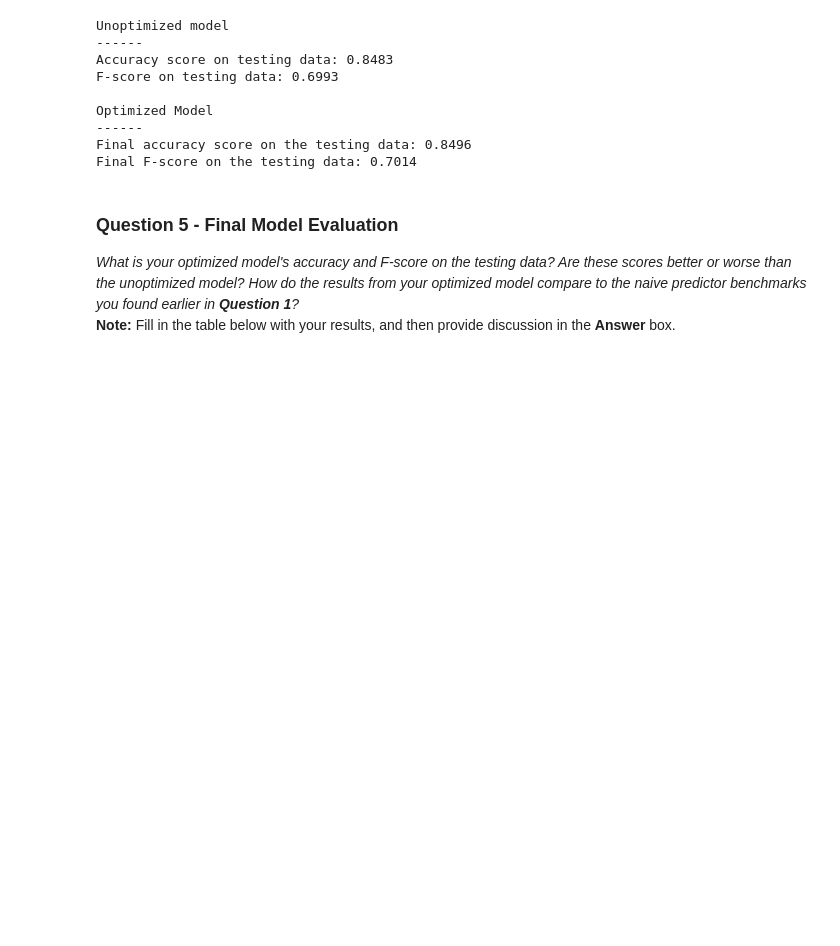
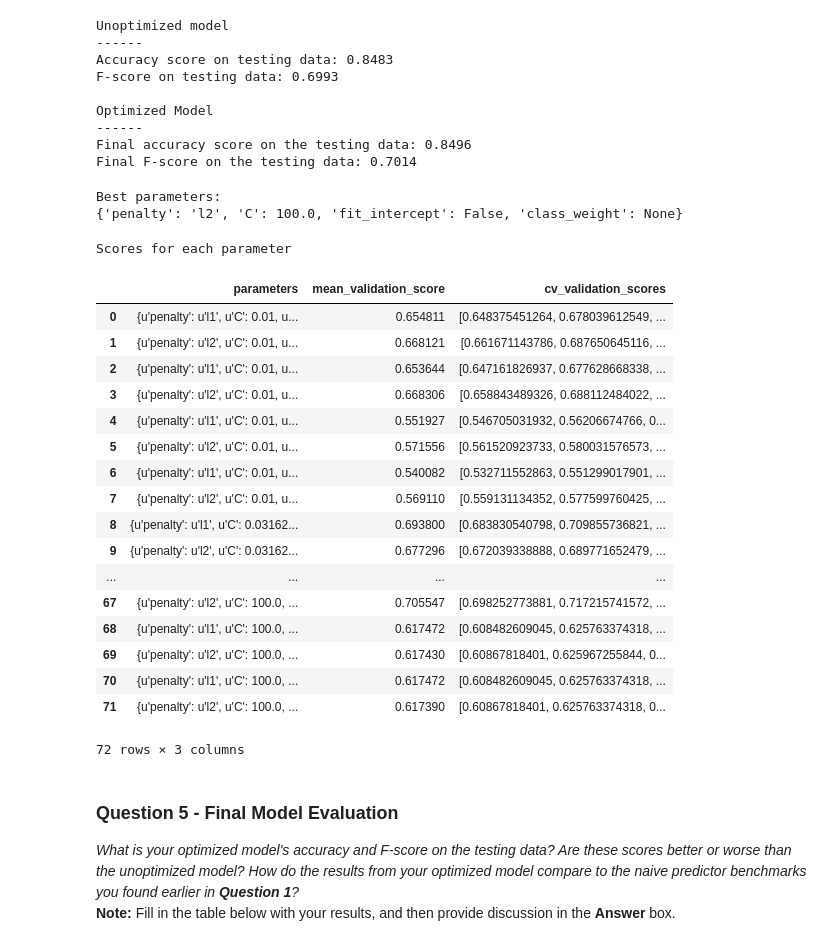
Before and after one commit to renatolfc/finding-donors, a Jupyter notebook: finding_donors.ipynb, the cells around one changed output. Saved outputs shown, nothing was run; the diff lists cells and outputs as text; code cells hidden in the pictures; blank space fills up the shorter version.

```diff
--- a/finding_donors.ipynb
+++ b/finding_donors.ipynb
@@ -475,6 +546,35 @@ Optimized Model
 ------
 Final accuracy score on the testing data: 0.8496
 Final F-score on the testing data: 0.7014
+# %%
+print 'Best parameters:'
+print grid_fit.best_params_
+# %% [output]
+Best parameters:
+{'penalty': 'l2', 'C': 100.0, 'fit_intercept': False, 'class_weight': None}
+# %%
+print('Scores for each parameter')
+display(pd.DataFrame(grid_fit.grid_scores_))
+# %% [output]
+Scores for each parameter
+|  | parameters | mean_validation_score | cv_validation_scores |
+| 0 | {u'penalty': u'l1', u'C': 0.01, u... | 0.654811 | [0.648375451264, 0.678039612549, ... |
+| 1 | {u'penalty': u'l2', u'C': 0.01, u... | 0.668121 | [0.661671143786, 0.687650645116, ... |
+| 2 | {u'penalty': u'l1', u'C': 0.01, u... | 0.653644 | [0.647161826937, 0.677628668338, ... |
+| 3 | {u'penalty': u'l2', u'C': 0.01, u... | 0.668306 | [0.658843489326, 0.688112484022, ... |
+| 4 | {u'penalty': u'l1', u'C': 0.01, u... | 0.551927 | [0.546705031932, 0.56206674766, 0... |
+| 5 | {u'penalty': u'l2', u'C': 0.01, u... | 0.571556 | [0.561520923733, 0.580031576573, ... |
+| 6 | {u'penalty': u'l1', u'C': 0.01, u... | 0.540082 | [0.532711552863, 0.551299017901, ... |
+| 7 | {u'penalty': u'l2', u'C': 0.01, u... | 0.569110 | [0.559131134352, 0.577599760425, ... |
+| 8 | {u'penalty': u'l1', u'C': 0.03162... | 0.693800 | [0.683830540798, 0.709855736821, ... |
+| 9 | {u'penalty': u'l2', u'C': 0.03162... | 0.677296 | [0.672039338888, 0.689771652479, ... |
+| ... | ... | ... | ... |
+| 67 | {u'penalty': u'l2', u'C': 100.0, ... | 0.705547 | [0.698252773881, 0.717215741572, ... |
+| 68 | {u'penalty': u'l1', u'C': 100.0, ... | 0.617472 | [0.608482609045, 0.625763374318, ... |
+| 69 | {u'penalty': u'l2', u'C': 100.0, ... | 0.617430 | [0.60867818401, 0.625967255844, 0... |
+| 70 | {u'penalty': u'l1', u'C': 100.0, ... | 0.617472 | [0.608482609045, 0.625763374318, ... |
+| 71 | {u'penalty': u'l2', u'C': 100.0, ... | 0.617390 | [0.60867818401, 0.625763374318, 0... |
+72 rows × 3 columns
 # %% [markdown]
 ### Question 5 - Final Model Evaluation
 _What is your optimized model's accuracy and F-score on the testing data? Are these scores better or worse than the unoptimized model? How do the results from your optimized model compare to the naive predictor benchmarks you found earlier in **Question 1**?_
```
Also changed, not shown: parts of 3 cells of this notebook.
